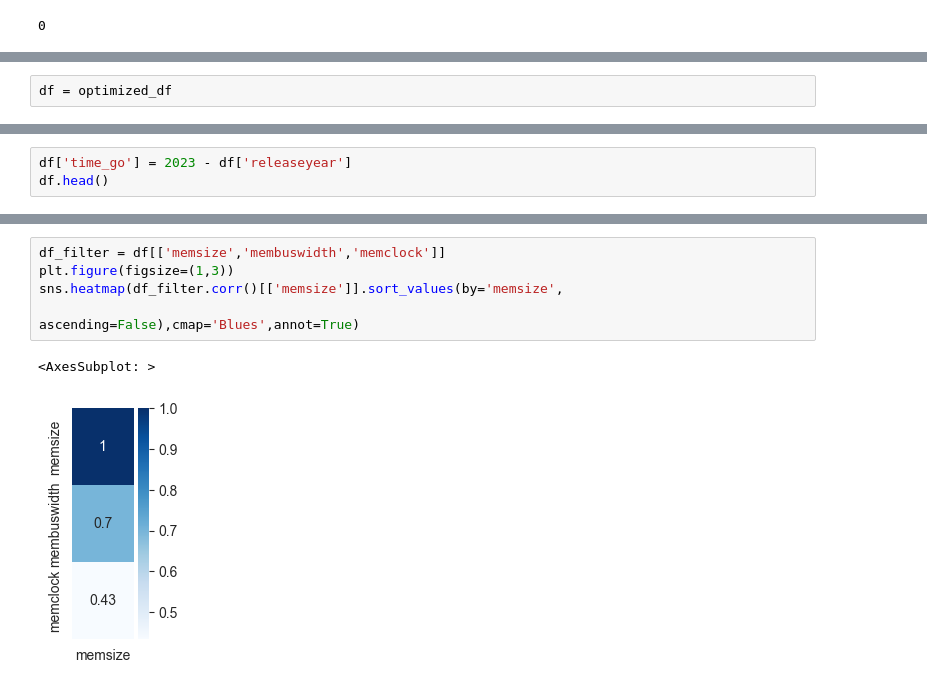
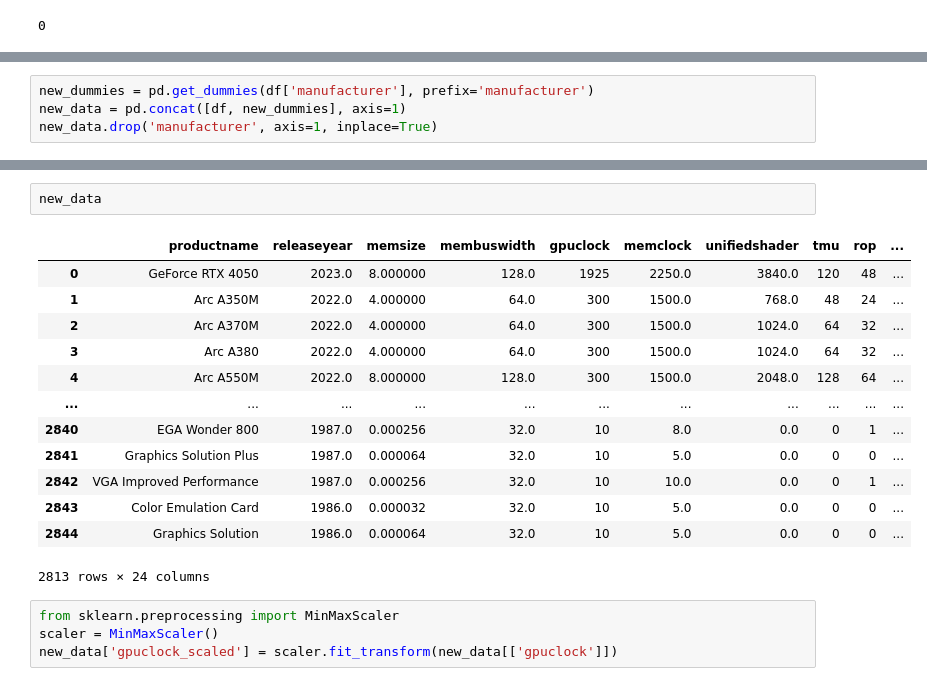
Before and after one commit to Dj4ngle/TMO, a Jupyter notebook: lab2/lab2.ipynb, the cells around one changed output, grey strips where cells are left out. Drawn from its saved outputs; the diff is of its cells as text.

```diff
--- a/lab2/lab2.ipynb
+++ b/lab2/lab2.ipynb
@@ -276,2 +152,0 @@ mem_usage(optimized_df)
-# %%
-df = optimized_df
@@ -312,3 +167,4 @@ df.sample(10)
 # %%
-df['time_go'] = 2023 - df['releaseyear']
-df.head()
+new_dummies = pd.get_dummies(df['manufacturer'], prefix='manufacturer')
+new_data = pd.concat([df, new_dummies], axis=1)
+new_data.drop('manufacturer', axis=1, inplace=True)
@@ -356,8 +171,20 @@ plt.legend('')
-# %%
-df_filter = df[['memsize','membuswidth','memclock']]
-plt.figure(figsize=(1,3))
-sns.heatmap(df_filter.corr()[['memsize']].sort_values(by='memsize',
-                                                            ascending=False),cmap='Blues',annot=True)
-# %% [output]
-<AxesSubplot: >
-[figure, removed]
+# %%
+new_data
+# %% [output]
+|  | productname | releaseyear | memsize | membuswidth | gpuclock | memclock | unifiedshader | tmu | rop | ... |
+| 0 | GeForce RTX 4050 | 2023.0 | 8.000000 | 128.0 | 1925 | 2250.0 | 3840.0 | 120 | 48 | ... |
+| 1 | Arc A350M | 2022.0 | 4.000000 | 64.0 | 300 | 1500.0 | 768.0 | 48 | 24 | ... |
+| 2 | Arc A370M | 2022.0 | 4.000000 | 64.0 | 300 | 1500.0 | 1024.0 | 64 | 32 | ... |
+| 3 | Arc A380 | 2022.0 | 4.000000 | 64.0 | 300 | 1500.0 | 1024.0 | 64 | 32 | ... |
+| 4 | Arc A550M | 2022.0 | 8.000000 | 128.0 | 300 | 1500.0 | 2048.0 | 128 | 64 | ... |
+| ... | ... | ... | ... | ... | ... | ... | ... | ... | ... | ... |
+| 2840 | EGA Wonder 800 | 1987.0 | 0.000256 | 32.0 | 10 | 8.0 | 0.0 | 0 | 1 | ... |
+| 2841 | Graphics Solution Plus | 1987.0 | 0.000064 | 32.0 | 10 | 5.0 | 0.0 | 0 | 0 | ... |
+| 2842 | VGA Improved Performance | 1987.0 | 0.000256 | 32.0 | 10 | 10.0 | 0.0 | 0 | 1 | ... |
+| 2843 | Color Emulation Card | 1986.0 | 0.000032 | 32.0 | 10 | 5.0 | 0.0 | 0 | 0 | ... |
+| 2844 | Graphics Solution | 1986.0 | 0.000064 | 32.0 | 10 | 5.0 | 0.0 | 0 | 0 | ... |
+2813 rows × 24 columns
+# %%
+from sklearn.preprocessing import MinMaxScaler
+scaler = MinMaxScaler()
+new_data['gpuclock_scaled'] = scaler.fit_transform(new_data[['gpuclock']])
```
Also changed, not shown: parts of 19 cells of this notebook, 2 other files.
